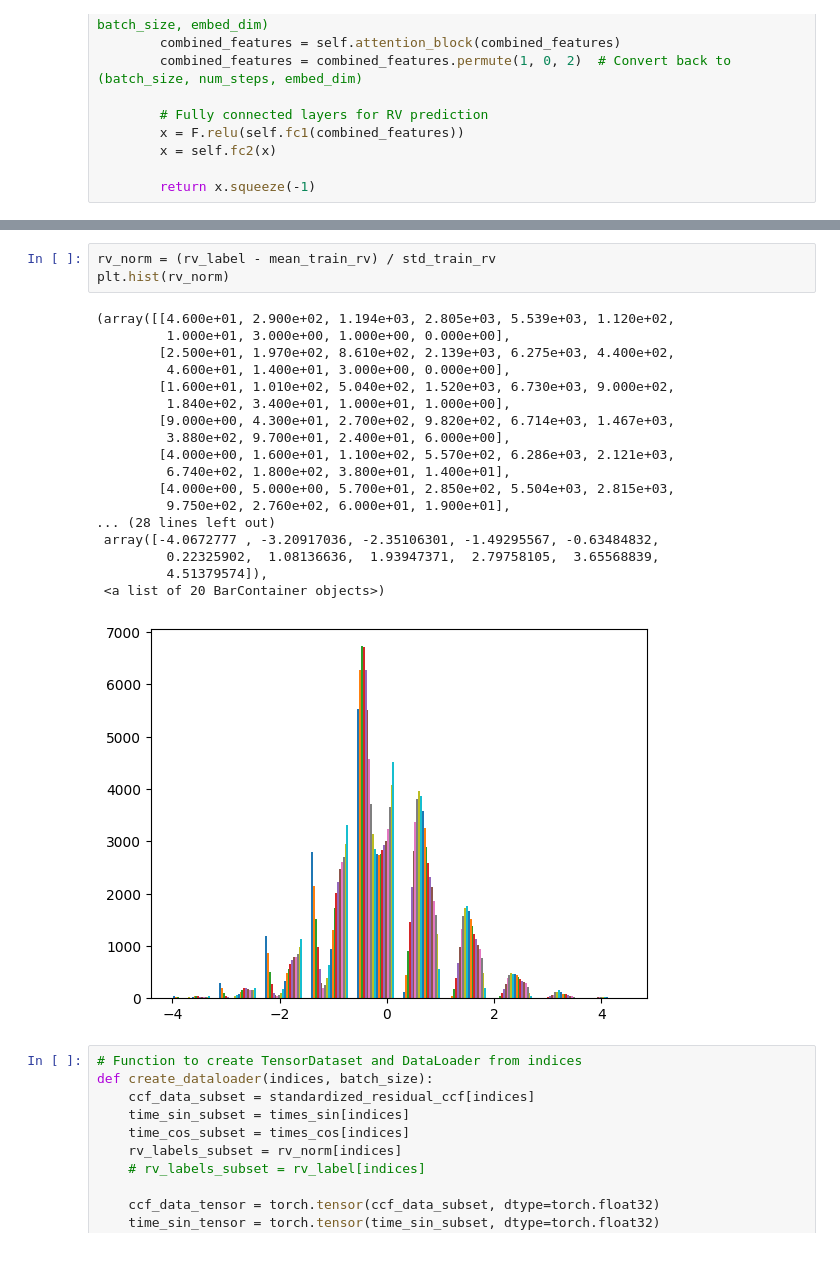
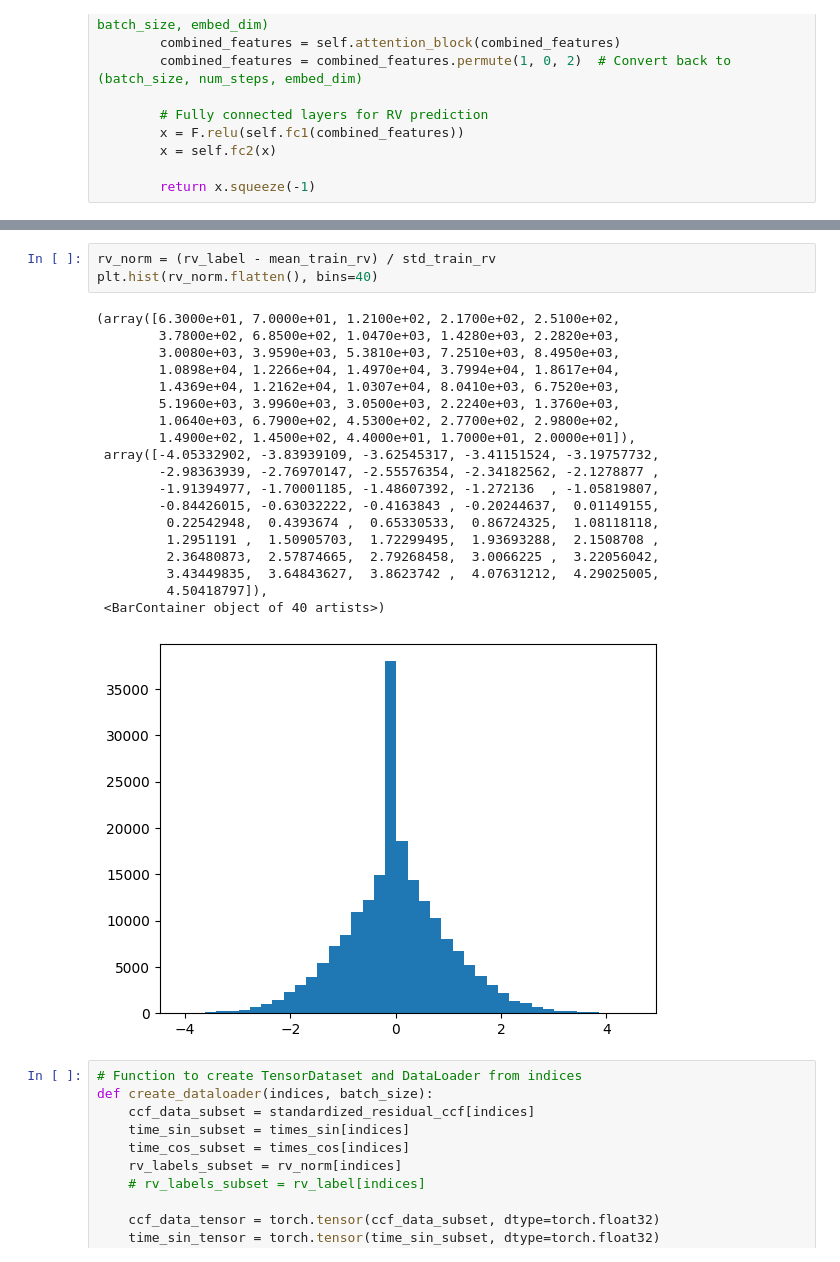
Before and after one commit to Yuska1509/NN_models_stars, a Jupyter notebook: NN4.ipynb, the cells around one changed output, grey strips where cells are left out. Drawn from its saved outputs; the diff is of its cells as text.

```diff
--- a/NN4.ipynb
+++ b/NN4.ipynb
@@ -400,25 +337,26 @@ plt.hist((rv_label[train_indices] - mean_train_rv) / std_train_rv)
 # %%
 rv_norm = (rv_label - mean_train_rv) / std_train_rv
-plt.hist(rv_norm)
+plt.hist(rv_norm.flatten(), bins=40)
 # %% [output]
-(array([[4.600e+01, 2.900e+02, 1.194e+03, 2.805e+03, 5.539e+03, 1.120e+02,
-         1.000e+01, 3.000e+00, 1.000e+00, 0.000e+00],
-        [2.500e+01, 1.970e+02, 8.610e+02, 2.139e+03, 6.275e+03, 4.400e+02,
-         4.600e+01, 1.400e+01, 3.000e+00, 0.000e+00],
-        [1.600e+01, 1.010e+02, 5.040e+02, 1.520e+03, 6.730e+03, 9.000e+02,
-         1.840e+02, 3.400e+01, 1.000e+01, 1.000e+00],
-        [9.000e+00, 4.300e+01, 2.700e+02, 9.820e+02, 6.714e+03, 1.467e+03,
-         3.880e+02, 9.700e+01, 2.400e+01, 6.000e+00],
-        [4.000e+00, 1.600e+01, 1.100e+02, 5.570e+02, 6.286e+03, 2.121e+03,
-         6.740e+02, 1.800e+02, 3.800e+01, 1.400e+01],
-        [4.000e+00, 5.000e+00, 5.700e+01, 2.850e+02, 5.504e+03, 2.815e+03,
-         9.750e+02, 2.760e+02, 6.000e+01, 1.900e+01],
-... (28 lines left out)
- array([-4.0672777 , -3.20917036, -2.35106301, -1.49295567, -0.63484832,
-         0.22325902,  1.08136636,  1.93947371,  2.79758105,  3.65568839,
-         4.51379574]),
- <a list of 20 BarContainer objects>)
+(array([6.3000e+01, 7.0000e+01, 1.2100e+02, 2.1700e+02, 2.5100e+02,
+        3.7800e+02, 6.8500e+02, 1.0470e+03, 1.4280e+03, 2.2820e+03,
+        3.0080e+03, 3.9590e+03, 5.3810e+03, 7.2510e+03, 8.4950e+03,
+        1.0898e+04, 1.2266e+04, 1.4970e+04, 3.7994e+04, 1.8617e+04,
+        1.4369e+04, 1.2162e+04, 1.0307e+04, 8.0410e+03, 6.7520e+03,
+        5.1960e+03, 3.9960e+03, 3.0500e+03, 2.2240e+03, 1.3760e+03,
+        1.0640e+03, 6.7900e+02, 4.5300e+02, 2.7700e+02, 2.9800e+02,
+        1.4900e+02, 1.4500e+02, 4.4000e+01, 1.7000e+01, 2.0000e+01]),
+ array([-4.05332902, -3.83939109, -3.62545317, -3.41151524, -3.19757732,
+        -2.98363939, -2.76970147, -2.55576354, -2.34182562, -2.1278877 ,
+        -1.91394977, -1.70001185, -1.48607392, -1.272136  , -1.05819807,
+        -0.84426015, -0.63032222, -0.4163843 , -0.20244637,  0.01149155,
+         0.22542948,  0.4393674 ,  0.65330533,  0.86724325,  1.08118118,
+         1.2951191 ,  1.50905703,  1.72299495,  1.93693288,  2.1508708 ,
+         2.36480873,  2.57874665,  2.79268458,  3.0066225 ,  3.22056042,
+         3.43449835,  3.64843627,  3.8623742 ,  4.07631212,  4.29025005,
+         4.50418797]),
+ <BarContainer object of 40 artists>)
-[figure, old version]
+[figure, new version]
 # %%
 # Function to create TensorDataset and DataLoader from indices
 def create_dataloader(indices, batch_size):
```
Also changed, not shown: parts of 7 cells of this notebook, 1 other file.
